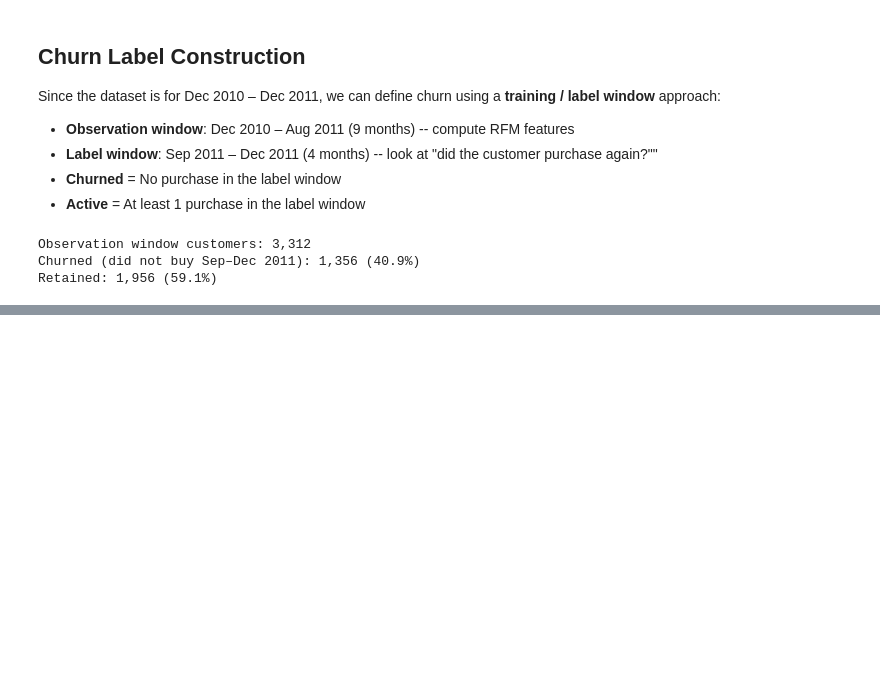
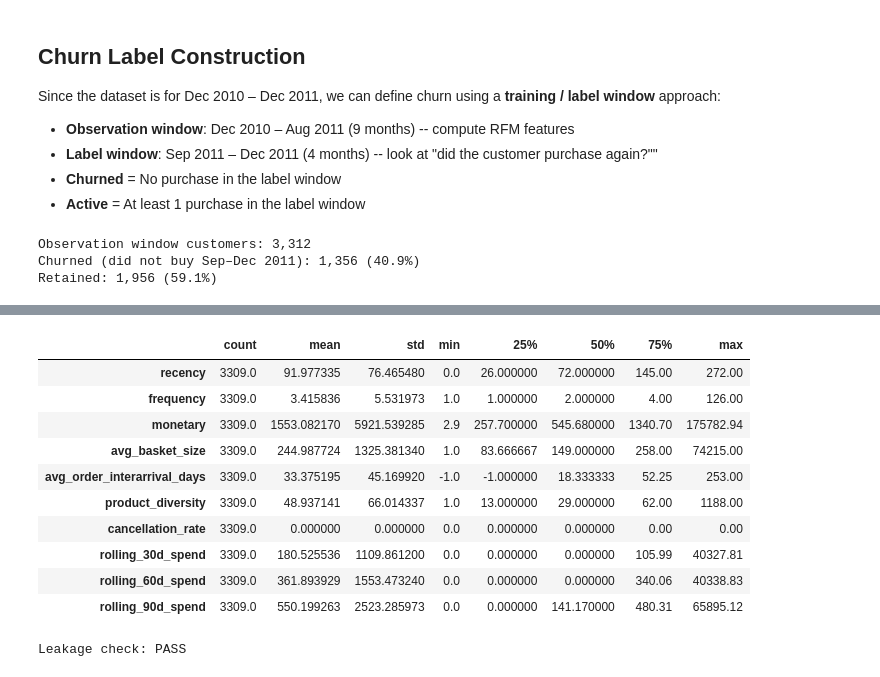
Before and after one commit to wenxuanalex/machine-learning-engineering, a Jupyter notebook: eda/eda.ipynb, the cells around one changed output, grey strips where cells are left out. Drawn from its saved outputs; the diff is of its cells as text; code cells hidden in the pictures; blank space fills up the shorter version.

```diff
--- a/eda/eda.ipynb
+++ b/eda/eda.ipynb
@@ -567,0 +779,53 @@ Retained: 1,956 (59.1%)
+# %%
+# Gold G1 QA runner
+from pathlib import Path
+import pandas as pd
+from IPython.display import display
+
+def find_repo_root(start: Path) -> Path:
+    for candidate in [start, *start.parents]:
+        if (candidate / 'data' / 'gold' / 'feature_store.parquet').exists():
+            return candidate
+    return start
+
+repo_root = find_repo_root(Path.cwd())
+fs_path = repo_root / 'data' / 'gold' / 'feature_store.parquet'
+print('Notebook cwd:', Path.cwd())
+print('Resolved repo root:', repo_root)
+print('Gold parquet path:', fs_path)
+
+if not fs_path.exists():
+    print(f"Feature store not found at {fs_path}. Run `python main.py` first.")
+else:
+    fs = pd.read_parquet(fs_path)
+    print("Rows:", len(fs))
+    print("Unique customer_id:", fs["customer_id"].nunique())
+    if "scoring_date" in fs.columns:
+        print("Scoring date unique:", fs["scoring_date"].unique())
+    print("Macro lag months (unique):", fs["macro_lag_months"].unique() if "macro_lag_months" in fs.columns else "missing")
+    print("\nLabel distribution:")
+    if "is_churn_label" in fs.columns:
+        print(fs["is_churn_label"].value_counts(dropna=False))
+    else:
+        print("is_churn_label column missing")
+    print("\nActive label distribution:")
+    if "is_active_label" in fs.columns:
+        print(fs["is_active_label"].value_counts(dropna=False))
+    else:
+        print("is_active_label column missing")
+
+    print("\nFeature summary (RFM + rolling spend):")
+    cols = ["recency","frequency","monetary","avg_basket_size","avg_order_interarrival_days","product_diversity","cancellation_rate","rolling_30d_spend","rolling_60d_spend","rolling_90d_spend"]
+    present = [c for c in cols if c in fs.columns]
+    if present:
+        display(fs[present].describe().transpose())
+    else:
+        print("No RFM/rolling spend columns present")
+
+    # leakage test
+    if "scoring_date" in fs.columns:
+        bad = fs[fs["scoring_date"] != pd.Timestamp("2011-08-31")]
+        print("\nLeakage check:", "PASS" if bad.empty else f"FAIL ({len(bad)} rows have different scoring_date)")
+    else:
+        print("\nLeakage check: scoring_date column missing")
+# %% [output]
@@ -567,0 +849,12 @@ Retained: 1,956 (59.1%)
+|  | count | mean | std | min | 25% | 50% | 75% | max |
+| recency | 3309.0 | 91.977335 | 76.465480 | 0.0 | 26.000000 | 72.000000 | 145.00 | 272.00 |
+| frequency | 3309.0 | 3.415836 | 5.531973 | 1.0 | 1.000000 | 2.000000 | 4.00 | 126.00 |
+| monetary | 3309.0 | 1553.082170 | 5921.539285 | 2.9 | 257.700000 | 545.680000 | 1340.70 | 175782.94 |
+| avg_basket_size | 3309.0 | 244.987724 | 1325.381340 | 1.0 | 83.666667 | 149.000000 | 258.00 | 74215.00 |
+| avg_order_interarrival_days | 3309.0 | 33.375195 | 45.169920 | -1.0 | -1.000000 | 18.333333 | 52.25 | 253.00 |
+| product_diversity | 3309.0 | 48.937141 | 66.014337 | 1.0 | 13.000000 | 29.000000 | 62.00 | 1188.00 |
+| cancellation_rate | 3309.0 | 0.000000 | 0.000000 | 0.0 | 0.000000 | 0.000000 | 0.00 | 0.00 |
+| rolling_30d_spend | 3309.0 | 180.525536 | 1109.861200 | 0.0 | 0.000000 | 0.000000 | 105.99 | 40327.81 |
+| rolling_60d_spend | 3309.0 | 361.893929 | 1553.473240 | 0.0 | 0.000000 | 0.000000 | 340.06 | 40338.83 |
+| rolling_90d_spend | 3309.0 | 550.199263 | 2523.285973 | 0.0 | 0.000000 | 141.170000 | 480.31 | 65895.12 |
+Leakage check: PASS
```
Also changed, not shown: parts of 10 cells of this notebook, 8 other files.
